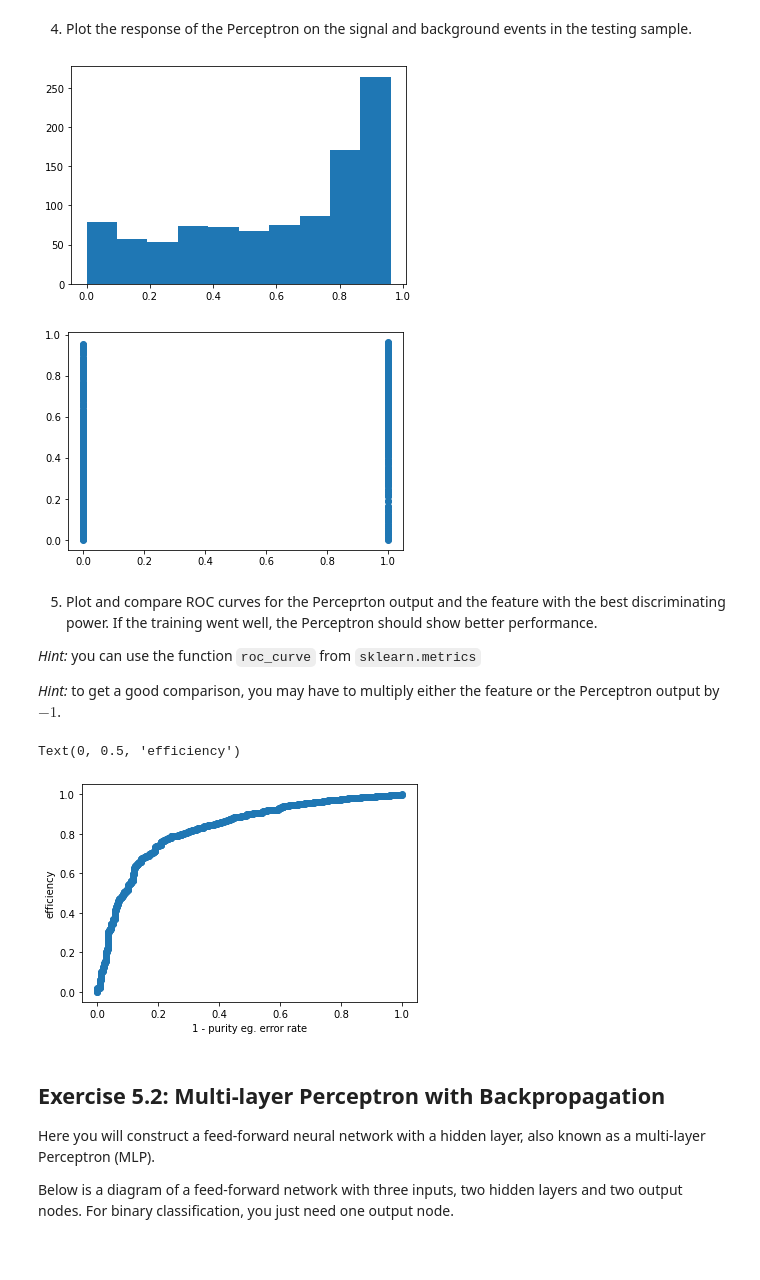
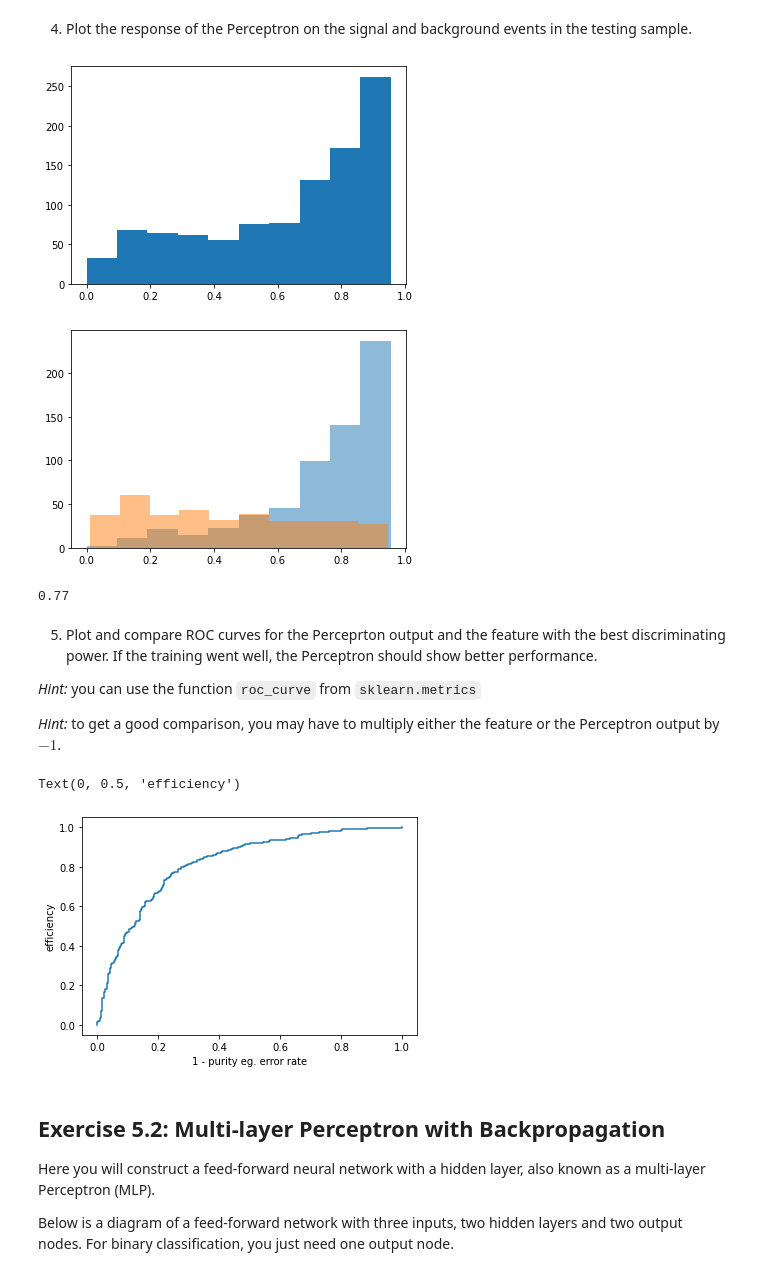
Before and after one commit to Leonhard-Moske/SMDA2, a Jupyter notebook: exercise5/Exercise05.ipynb, the cells around one changed output. Drawn from its saved outputs; the diff is of its cells as text; code cells hidden in the pictures.

```diff
--- a/exercise5/Exercise05.ipynb
+++ b/exercise5/Exercise05.ipynb
@@ -180,13 +175,20 @@ perceptron = trainPer(initWeights, X_train[bestFeatures],tanscale, learningrate,
 # %% [markdown]
 4. Plot the response of the Perceptron on the signal and background events in the testing sample.
-# %%
-plt.hist(y(perceptron, X_test[bestFeatures], tanscale))
-plt.show()
-plt.scatter(np.array(y_test),y(perceptron, X_test[bestFeatures], tanscale))
-plt.show()
-# %% [output]
-[figure, removed]
-[figure, removed]
+# %%
+plt.hist(y(perceptron, X_test[bestFeatures], tanscale))
+plt.show()
+
+plt.hist(y(perceptron, X_test[bestFeatures][y_test == True], tanscale), alpha = 0.5)
+plt.hist(y(perceptron, X_test[bestFeatures][y_test == False], tanscale), alpha = 0.5)
+plt.show()
+
+nright1 = np.count_nonzero(y(perceptron, X_test[bestFeatures], tanscale)[y_test == True] > 0.5)
+nright0 = np.count_nonzero(y(perceptron, X_test[bestFeatures], tanscale)[y_test == False] < 0.5)
+print((nright0 +nright1)/len(y_test) )
+# %% [output]
+[figure, added]
+[figure, added]
+0.77
 # %% [markdown]
 5. Plot and compare ROC curves for the Perceprton output and the feature with the best discriminating power. If the training went well, the Perceptron should show better performance.
 
@@ -197,12 +199,12 @@ plt.show()
 from sklearn.metrics import roc_curve
 
 roc = roc_curve(y_test,y(perceptron,X_test[bestFeatures], tanscale),pos_label=1, drop_intermediate=False)
-plt.scatter(roc[0],roc[1])
+plt.plot(roc[0],roc[1])
 plt.xlabel("1 - purity eg. error rate")
 plt.ylabel("efficiency")
 # %% [output]
 Text(0, 0.5, 'efficiency')
-[figure, old version]
+[figure, new version]
 # %% [markdown]
 ## Exercise 5.2: Multi-layer Perceptron with Backpropagation
 
```
Also changed, not shown: parts of 8 cells of this notebook, 3 other files.
